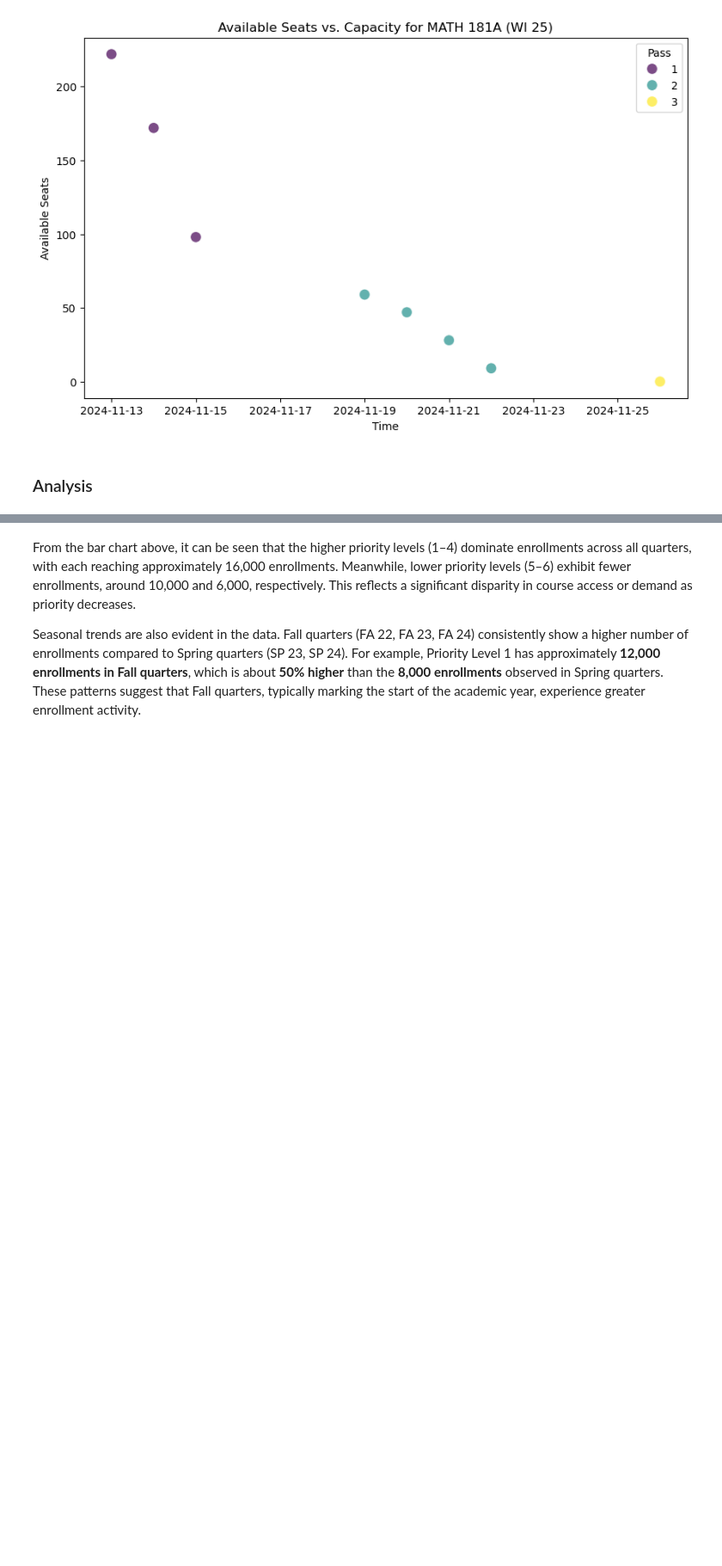
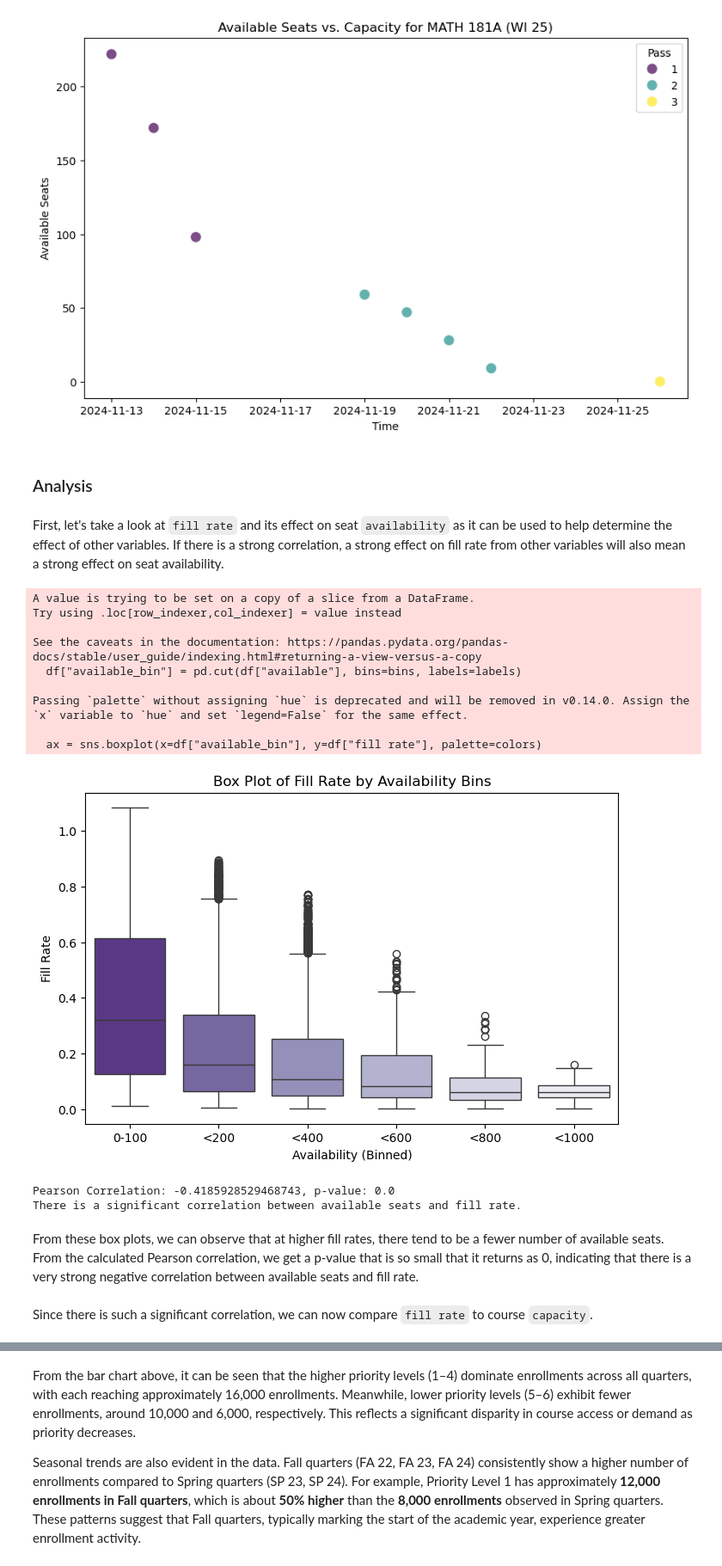
Before and after one commit to agovindu21/UCSD-EnrollAI, a Jupyter notebook: AnalysisCheckpoint_Group087_WI25.ipynb, the cells around one changed output, grey strips where cells are left out. Shown at 86% size. Cells and saved outputs as stored; diff of their text form; code cells hidden in the pictures; blank space fills up the shorter version.

```diff
--- a/AnalysisCheckpoint_Group087_WI25.ipynb
+++ b/AnalysisCheckpoint_Group087_WI25.ipynb
@@ -1002,3 +1002,52 @@ plt.show()
 [figure]
 # %% [markdown]
 ### Analysis
+# %% [markdown]
+First, let's take a look at `fill rate` and its effect on seat `availability` as it can be used to help determine the effect of other variables. If there is a strong correlation, a strong effect on fill rate from other variables will also mean a strong effect on seat availability.
+# %%
+# Create bins for a cleaner plot
+bins = [0, 100, 200, 400, 600, 800, 1000]
+labels = ["0-100", "<200", "<400", "<600", "<800", "<1000"]
+df["available_bin"] = pd.cut(df["available"], bins=bins, labels=labels)
+
+# Create color gradient
+colors = list(reversed(sns.color_palette("Purples", len(labels))))
+
+# Creat box plot with gradient
+plt.figure(figsize=(8,5))
+ax = sns.boxplot(x=df["available_bin"], y=df["fill rate"], palette=colors)
+
+# Customize labels
+plt.xlabel("Availability (Binned)")
+plt.ylabel("Fill Rate")
+plt.title("Box Plot of Fill Rate by Availability Bins")
+
+plt.show()
+# %% [output]
+A value is trying to be set on a copy of a slice from a DataFrame.
+Try using .loc[row_indexer,col_indexer] = value instead
+
+See the caveats in the documentation: https://pandas.pydata.org/pandas-docs/stable/user_guide/indexing.html#returning-a-view-versus-a-copy
+  df["available_bin"] = pd.cut(df["available"], bins=bins, labels=labels)
+
+Passing `palette` without assigning `hue` is deprecated and will be removed in v0.14.0. Assign the `x` variable to `hue` and set `legend=False` for the same effect.
+
+  ax = sns.boxplot(x=df["available_bin"], y=df["fill rate"], palette=colors)
+[figure, added]
+# %%
+# Calculate Pearson correlation between available seats and fill rate
+corr, p_val = stats.pearsonr(df['available'], df['fill rate'])
+print(f"Pearson Correlation: {corr}, p-value: {p_val}")
+
+# Print interpretation
+if p_val < 0.05:
+    print("There is a significant correlation between available seats and fill rate.")
+else:
+    print("No significant correlation found.")
+# %% [output]
+Pearson Correlation: -0.4185928529468743, p-value: 0.0
+There is a significant correlation between available seats and fill rate.
+# %% [markdown]
+From these box plots, we can observe that at higher fill rates, there tend to be a fewer number of available seats. From the calculated Pearson correlation, we get a p-value that is so small that it returns as 0, indicating that there is a very strong negative correlation between available seats and fill rate.
+# %% [markdown]
+Since there is such a significant correlation, we can now compare `fill rate` to course `capacity`.
```
Also changed, not shown: parts of 15 cells of this notebook.
